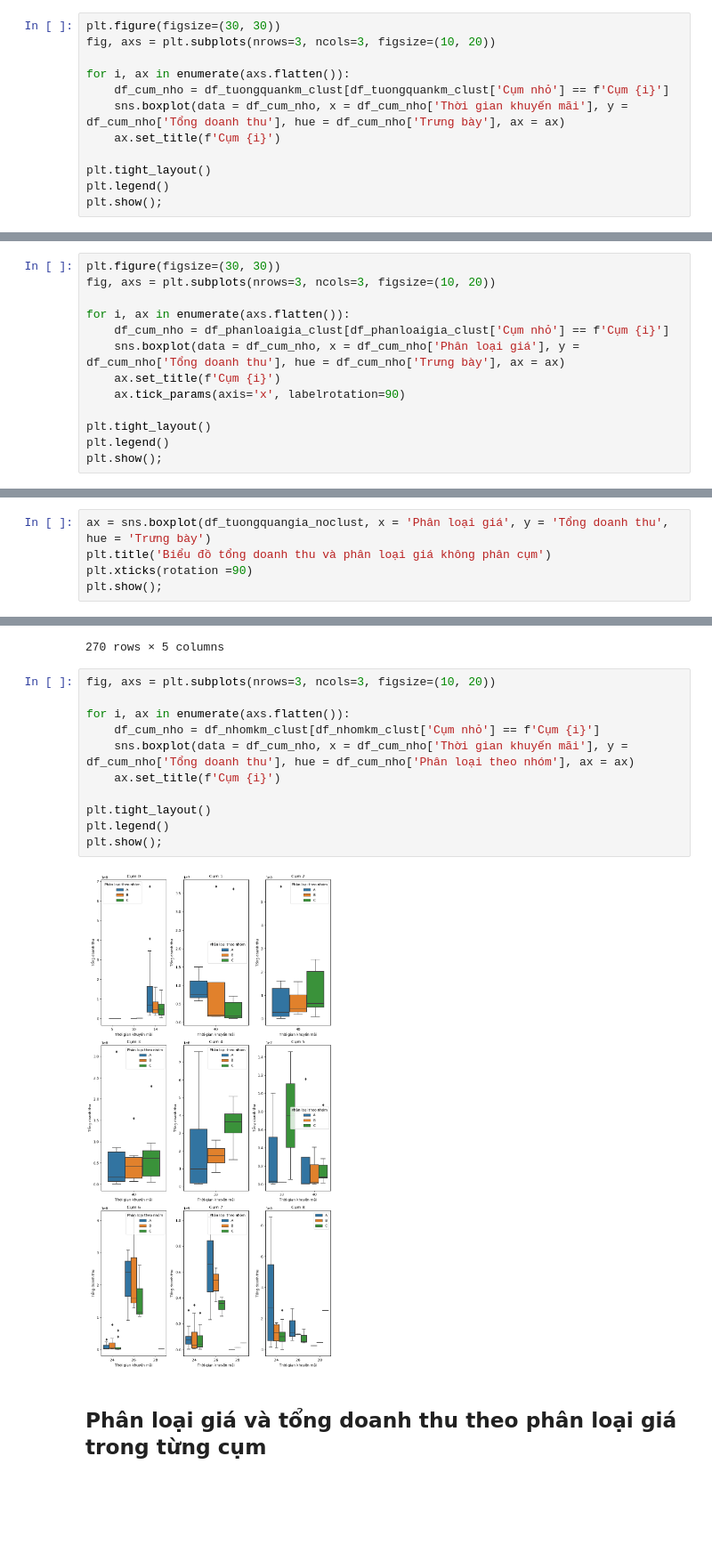
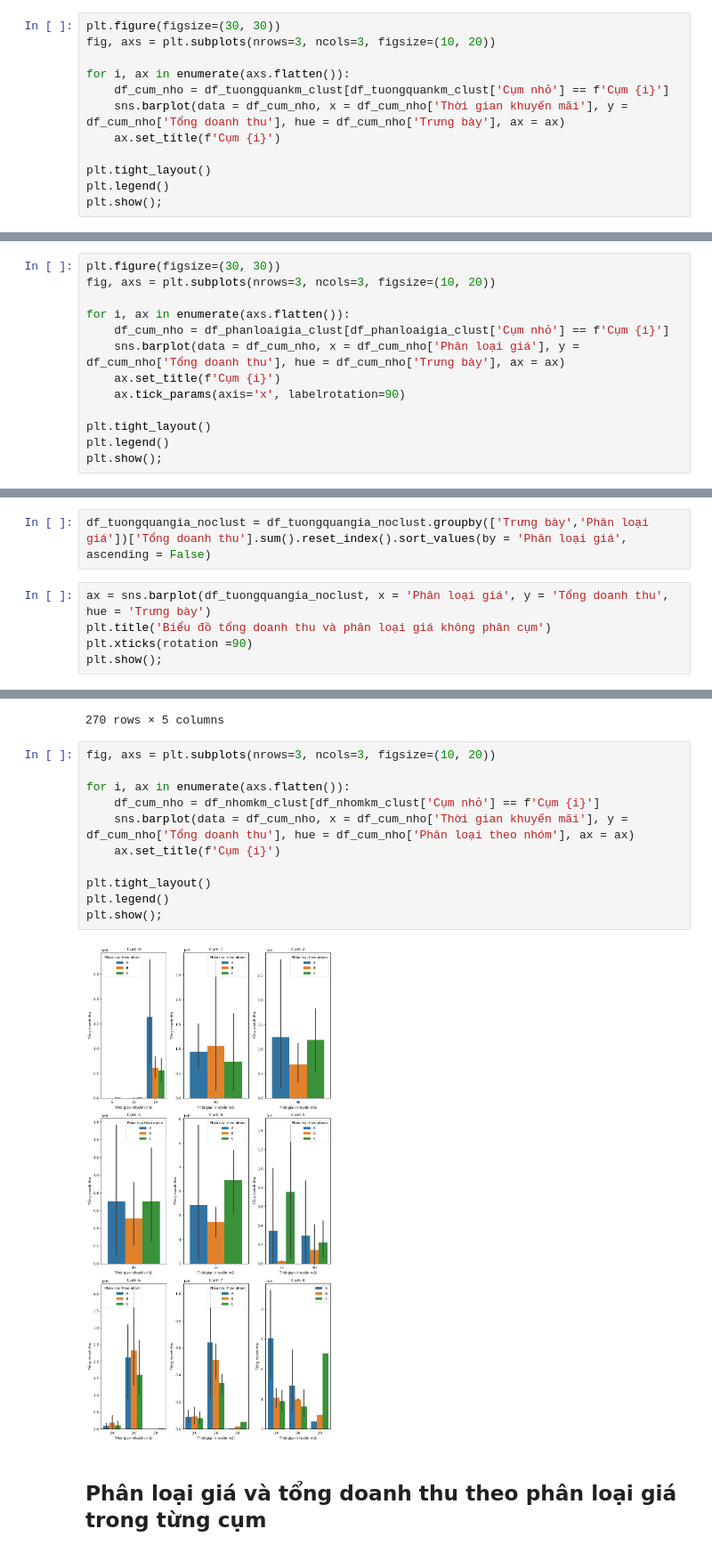
Before and after one commit to tuancaokaizen/dataproject, a Jupyter notebook: taskkdr.ipynb, the cells around one changed output, grey strips where cells are left out. Shown at 89% size. Cells and saved outputs as stored; diff of their text form; blank space fills up the shorter version.

```diff
--- a/taskkdr.ipynb
+++ b/taskkdr.ipynb
@@ -437,7 +439,7 @@ fig, axs = plt.subplots(nrows=3, ncols=3, figsize=(10, 20))
 
 for i, ax in enumerate(axs.flatten()):
     df_cum_nho = df_tuongquankm_clust[df_tuongquankm_clust['Cụm nhỏ'] == f'Cụm {i}']
-    sns.boxplot(data = df_cum_nho, x = df_cum_nho['Thời gian khuyến mãi'], y = df_cum_nho['Tổng doanh thu'], hue = df_cum_nho['Trưng bày'], ax = ax)
+    sns.barplot(data = df_cum_nho, x = df_cum_nho['Thời gian khuyến mãi'], y = df_cum_nho['Tổng doanh thu'], hue = df_cum_nho['Trưng bày'], ax = ax)
     ax.set_title(f'Cụm {i}')
 
 plt.tight_layout()
@@ -495,7 +497,7 @@ fig, axs = plt.subplots(nrows=3, ncols=3, figsize=(10, 20))
 
 for i, ax in enumerate(axs.flatten()):
     df_cum_nho = df_phanloaigia_clust[df_phanloaigia_clust['Cụm nhỏ'] == f'Cụm {i}']
-    sns.boxplot(data = df_cum_nho, x = df_cum_nho['Phân loại giá'], y = df_cum_nho['Tổng doanh thu'], hue = df_cum_nho['Trưng bày'], ax = ax)
+    sns.barplot(data = df_cum_nho, x = df_cum_nho['Phân loại giá'], y = df_cum_nho['Tổng doanh thu'], hue = df_cum_nho['Trưng bày'], ax = ax)
     ax.set_title(f'Cụm {i}')
     ax.tick_params(axis='x', labelrotation=90)
 
@@ -673,8 +677,10 @@ df_tuongquangia_noclust
 | 30 | 720889 | Tháp KM | Cao (>25K NL) | 1.522079e+08 |
 | 26 | 717772 | Trên kệ | Cao (>25K NL) | 8.201136e+08 |
 | 0 | 701655 | Trên kệ | Cao (>25K NL) | 2.264181e+08 |
+# %%
+df_tuongquangia_noclust = df_tuongquangia_noclust.groupby(['Trưng bày','Phân loại giá'])['Tổng doanh thu'].sum().reset_index().sort_values(by = 'Phân loại giá', ascending = False)
 # %%
-ax = sns.boxplot(df_tuongquangia_noclust, x = 'Phân loại giá', y = 'Tổng doanh thu', hue = 'Trưng bày')
+ax = sns.barplot(df_tuongquangia_noclust, x = 'Phân loại giá', y = 'Tổng doanh thu', hue = 'Trưng bày')
 plt.title('Biểu đồ tổng doanh thu và phân loại giá không phân cụm')
 plt.xticks(rotation =90)
 plt.show();
@@ -828,16 +834,16 @@ df_nhomkm_clust
 # %%
 fig, axs = plt.subplots(nrows=3, ncols=3, figsize=(10, 20))
 
 for i, ax in enumerate(axs.flatten()):
     df_cum_nho = df_nhomkm_clust[df_nhomkm_clust['Cụm nhỏ'] == f'Cụm {i}']
-    sns.boxplot(data = df_cum_nho, x = df_cum_nho['Thời gian khuyến mãi'], y = df_cum_nho['Tổng doanh thu'], hue = df_cum_nho['Phân loại theo nhóm'], ax = ax)
+    sns.barplot(data = df_cum_nho, x = df_cum_nho['Thời gian khuyến mãi'], y = df_cum_nho['Tổng doanh thu'], hue = df_cum_nho['Phân loại theo nhóm'], ax = ax)
     ax.set_title(f'Cụm {i}')
 
 plt.tight_layout()
 plt.legend()
 plt.show();
 # %% [output]
-[figure, old version]
+[figure, new version]
 # %% [markdown]
 ## Phân loại giá và tổng doanh thu theo phân loại giá trong từng cụm
 # %%
```
Also changed, not shown: parts of 9 cells of this notebook.
